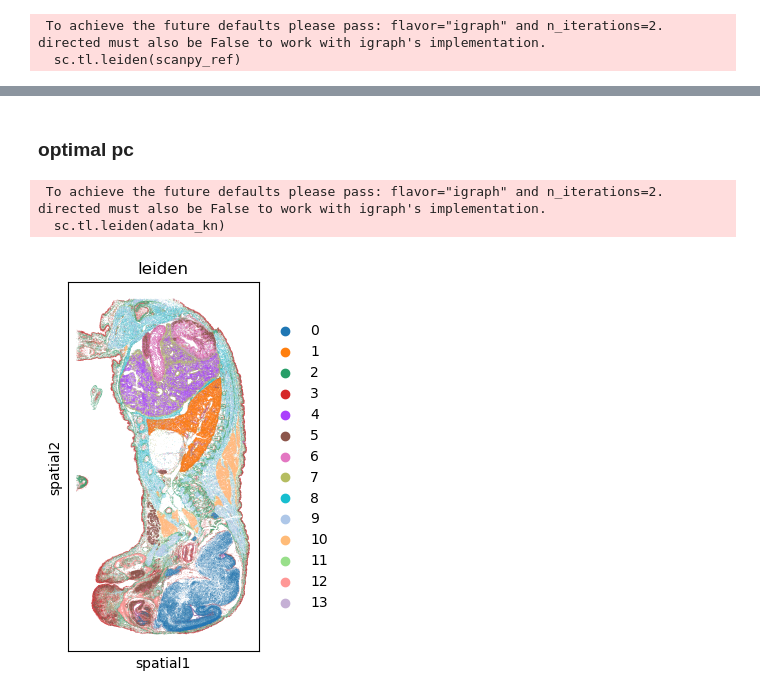
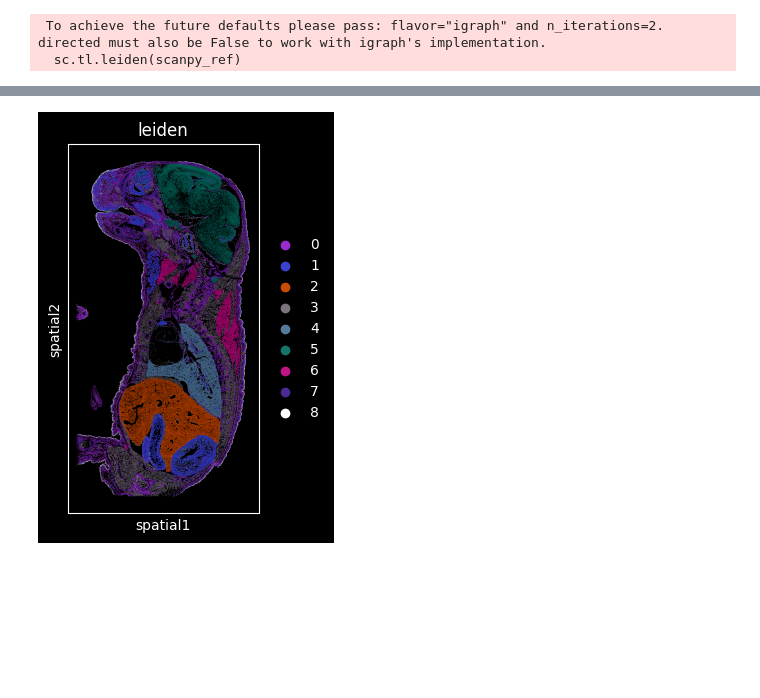
Before and after one commit to pnucolab/stLENS-tutorials, a Jupyter notebook: spatial_large_scale.ipynb, the cells around one changed output, grey strips where cells are left out. Saved outputs shown, nothing was run; the diff lists cells and outputs as text; code cells hidden in the pictures; blank space fills up the shorter version.

```diff
--- a/spatial_large_scale.ipynb
+++ b/spatial_large_scale.ipynb
@@ -232,10 +201,36 @@ kl.plot_knee()
-# %% [markdown]
-### optimal pc
-# %%
-sc.pp.neighbors(adata_kn, n_pcs=optimal_pc)
-sc.tl.umap(adata_kn)
-sc.tl.leiden(adata_kn)
-# %% [output]
- To achieve the future defaults please pass: flavor="igraph" and n_iterations=2.  directed must also be False to work with igraph's implementation.
-  sc.tl.leiden(adata_kn)
-[figure, removed]
+# %%
+fig = sc.pl.spatial(
+    scanpy_ref, color='leiden', spot_size=30,
+    show=False, return_fig=True
+)
+
+fig.patch.set_facecolor('black')
+for ax in fig.axes:
+    ax.set_facecolor('black')
+    ax.invert_yaxis()   # 상하반전 (이미 뒤집혀 있다면 이 줄로 원상복귀)
+    ax.tick_params(colors='white')
+    for spine in ax.spines.values():
+        spine.set_edgecolor('white')
+    if ax.title: ax.title.set_color('white')
+    ax.xaxis.label.set_color('white')
+    ax.yaxis.label.set_color('white')
+
+    # legend 글자 흰색
+    leg = ax.get_legend()
+    if leg is not None:
+        for txt in leg.get_texts():
+            txt.set_color('white')
+        if leg.get_title() is not None:
+            leg.get_title().set_color('white')
+
+    # 각 axes 위의 Text(‘on data’ 라벨 등)도 흰색
+    for t in ax.texts:
+        t.set_color('white')
+
+fig.savefig(
+    'path/spatial_50pc_resol1.pdf',
+    format='pdf', bbox_inches='tight',
+    facecolor=fig.get_facecolor(),
+)
+# %% [output]
+[figure, added]
```
Also changed, not shown: parts of 20 cells of this notebook.
